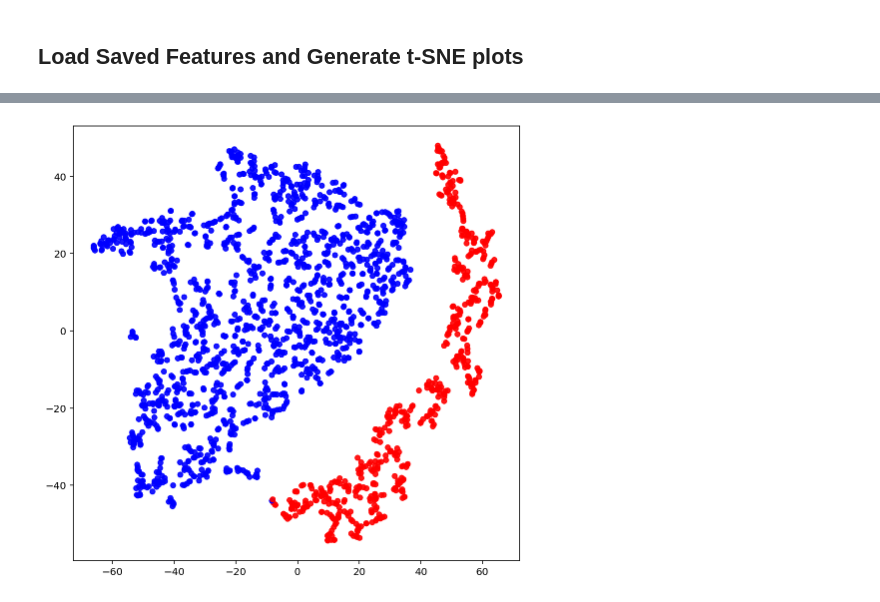
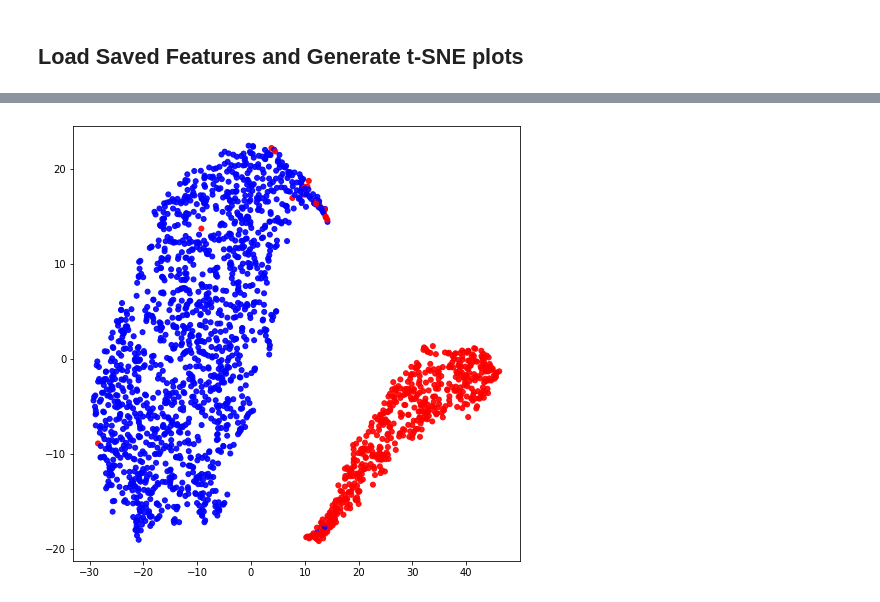
Before and after one commit to TeamSemiSuperCV/semi-super, a Jupyter notebook: webapp/Extract_tSNE_Features.ipynb, the cells around one changed output, grey strips where cells are left out. Drawn from its saved outputs; the diff is of its cells as text; code cells hidden in the pictures.

```diff
--- a/webapp/Extract_tSNE_Features.ipynb
+++ b/webapp/Extract_tSNE_Features.ipynb
@@ -17,7 +23,14 @@ from tensorflow.keras.models import Model
 # %%
-IMG_SIZE = (256, 256, 3)
+SSL_MODEL = True
+FSL_MODEL = False
+
+if SSL_MODEL:
+  IMG_SIZE = (224, 224, 3)
+elif FSL_MODEL:
+  IMG_SIZE = (256, 256, 3)
+
 NUM_FEATS = 2000
-# NPZ_FILE = '/content/drive/MyDrive/TeamSemiSuperCV/Wing/FSL_Benchmarks/FSL_ResNet50_XrayRemix_Feats.npz'
-NPZ_FILE = './tsne_feats.npz'
+NPZ_FILE = '/content/drive/MyDrive/TeamSemiSuperCV/Wing/SSL_ResNet50_XrayReborn_tSNE_Feats.npz'
+# NPZ_FILE = './tsne_feats.npz'
 # %% [markdown]
 ## Extract and Save Features Set from model's final dense layer
@@ -189,6 +171,16 @@ Wall time: 7.7 s
 # %%
 colormap = np.array(['r', 'b', 'k'])
 # %%
+%%time
+tsne = TSNE(
+    perplexity=63,
+    metric="euclidean",
+    n_jobs=4,
+    random_state=40,
+)
+embeddings = tsne.fit(feats_sm)
+print(embeddings.shape)
+
 plt.figure(figsize=(8,8))
 plt.scatter(embeddings[:, 0], embeddings[:, 1], c=colormap[labels_sm], s=25, alpha=0.9);
 # %% [output]
@@ -195,4 +190,4 @@ plt.scatter(embeddings[:, 0], embeddings[:, 1], c=colormap[labels_sm], s=25, alp
-[figure, old version]
+[figure, new version]
 # %%
 # Find indices of 'Normal' examples
 for i in range(50):
```
Also changed, not shown: parts of 29 cells of this notebook, 10 other files.
